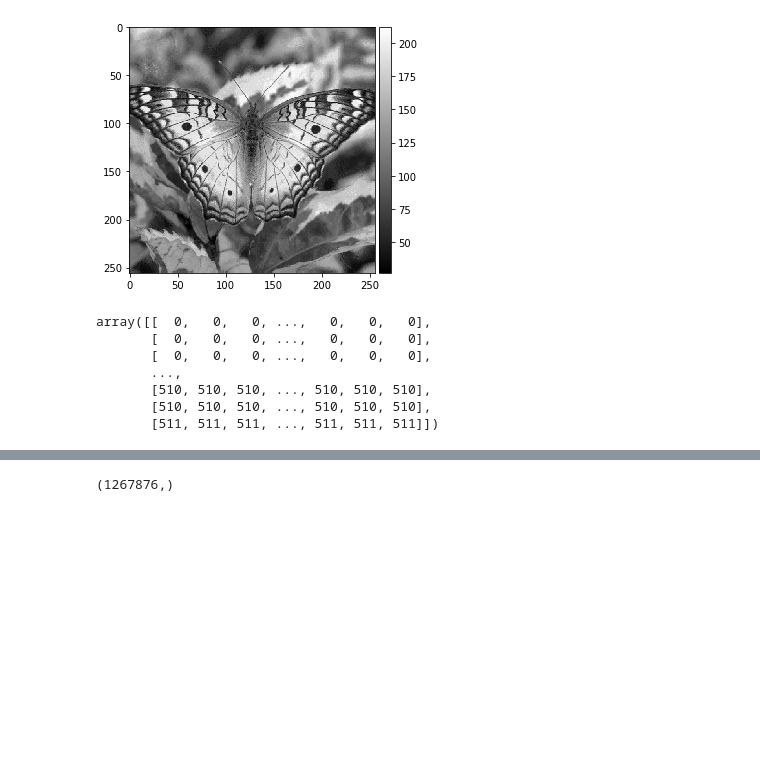
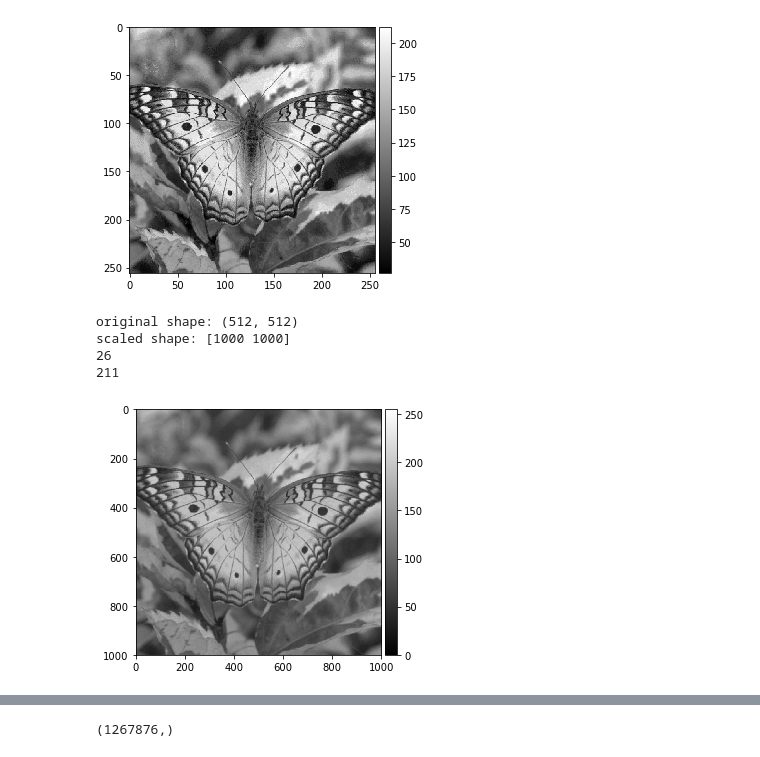
Before and after one commit to edgartanaka/mo443, a Jupyter notebook: ex4/ex4.ipynb, the cells around one changed output, grey strips where cells are left out. Drawn from its saved outputs; the diff is of its cells as text; code cells hidden in the pictures; blank space fills up the shorter version.

Commit message:
ex4 scale done

```diff
--- a/ex4/ex4.ipynb
+++ b/ex4/ex4.ipynb
@@ -94,16 +94,47 @@ original shape: (512, 512)
 [figure]
 scaled shape: [256 256]
 [figure]
-# %%
-def R_function(s):
-    return ((max(s + 2, 0)** 3) - 4*(max(s + 1, 0)**3) + 6*(max(s, 0)**3) - 4*(max(s - 1, 0)**3)) / 6
-# %%
-indexes[0]
-# %% [output]
-array([[  0,   0,   0, ...,   0,   0,   0],
-       [  0,   0,   0, ...,   0,   0,   0],
-       [  0,   0,   0, ...,   0,   0,   0],
-       ...,
-       [510, 510, 510, ..., 510, 510, 510],
-       [510, 510, 510, ..., 510, 510, 510],
-       [511, 511, 511, ..., 511, 511, 511]])
+# %%
+def R_function(s):
+    return ((np.maximum(s + 2, 0)** 3) - 4*(np.maximum(s + 1, 0)**3) + 6*(np.maximum(s, 0)**3) - 4*(np.maximum(s - 1, 0)**3)) / 6
+
+scale = 1.955
+f = files[1]
+original_img = misc.imread(f)
+print("original shape:", original_img.shape)
+# io.imshow(original_img)
+# plt.show()
+
+scaled_shape = np.floor(np.multiply(original_img.shape, scale)).astype(int)
+print("scaled shape:", scaled_shape)
+scaled_img = np.zeros(scaled_shape)
+
+# scale
+indexes = np.indices(scaled_shape)
+indexes[0] = np.clip(indexes[0], 0, scaled_shape[0] - 1)
+indexes[1] = np.clip(indexes[1], 0, scaled_shape[1] - 1)
+indexes = np.floor(indexes / scale).astype(int)
+dx_dy = (indexes / scale) - np.floor(indexes / scale)
+
+for m in range(-1, 3):
+    for n in range(-1, 3):
+        dx = dx_dy[0]
+        dy = dx_dy[1]
+        r2 = R_function(m - dx)
+        r1 = R_function(dy - n)
+        x_indexes = np.clip(indexes[0] + m, 0, original_img.shape[0] - 1)
+        y_indexes = np.clip(indexes[1] + n, 0, original_img.shape[1] - 1)
+        scaled_img = scaled_img + (r1*r2*original_img[x_indexes, y_indexes])
+
+scaled_img = scaled_img.astype(int)
+print(np.amin(scaled_img))
+print(np.amax(scaled_img))
+io.imsave('scaled3.' + f, scaled_img, cmap='gray', vmin=0, vmax=255)
+io.imshow(scaled_img, cmap='gray', vmin=0, vmax=255)
+plt.show()
+# %% [output]
+original shape: (512, 512)
+scaled shape: [1000 1000]
+26
+211
+[figure, added]
```
Also changed, not shown: parts of 2 cells of this notebook.
